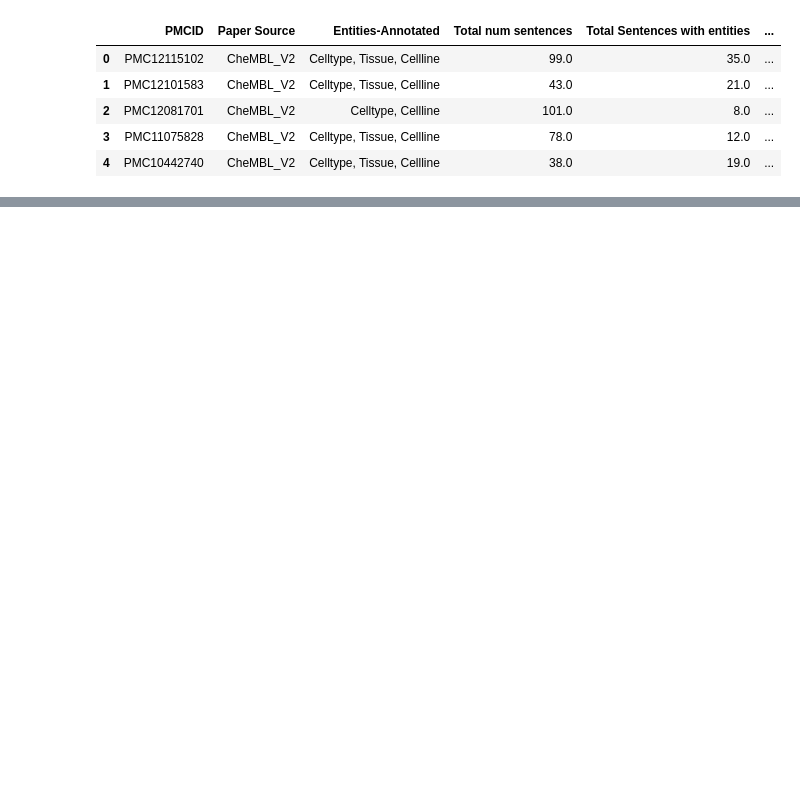
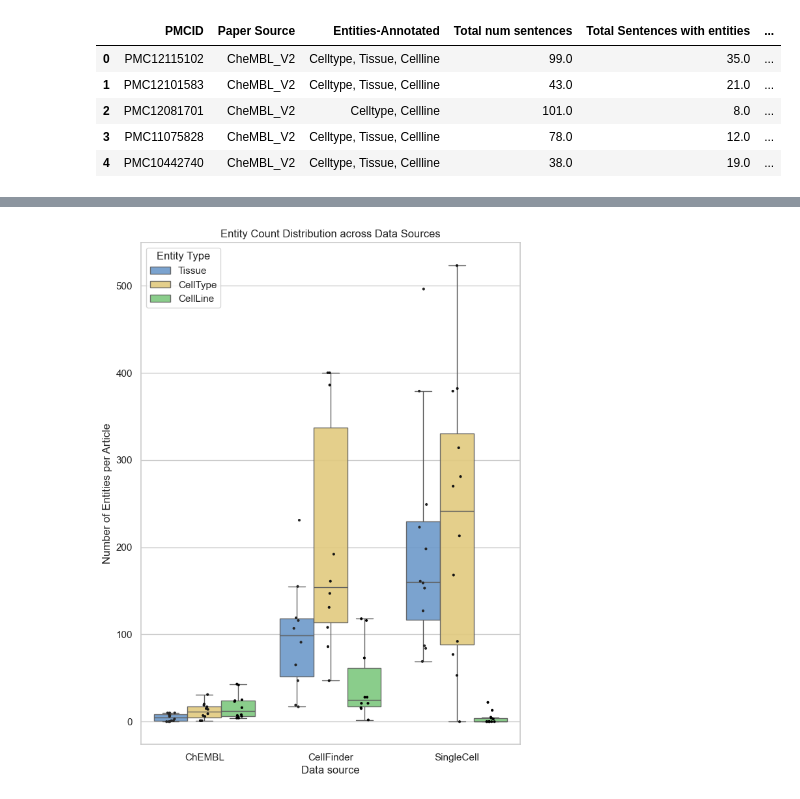
Before and after one commit to EuropePMC/OTAR3088, a Jupyter notebook: Data_mining/CeLLaTe/data_stat_figs.ipynb, the cells around one changed output, grey strips where cells are left out. Cells and saved outputs as stored; diff of their text form; code cells hidden in the pictures; blank space fills up the shorter version.

```diff
--- a/Data_mining/CeLLaTe/data_stat_figs.ipynb
+++ b/Data_mining/CeLLaTe/data_stat_figs.ipynb
@@ -107,2 +113,63 @@ show(layout)
 [interactive output not drawn]
 [interactive output not drawn]
+# %%
+import pandas as pd
+import seaborn as sns
+import matplotlib.pyplot as plt
+
+# Cleaning source names
+chembl_df['Source'] = 'ChEMBL'
+cf_df['Source'] = 'CellFinder'
+sc_df['Source'] = 'SingleCell'
+
+df_combined = pd.concat([chembl_df, cf_df, sc_df])
+
+# Re-formatting
+df_melted = pd.melt(
+    df_combined,
+    id_vars=['Source'],
+    value_vars=['Tissue Count', 'CellType Count', 'CellLine Count'],
+    var_name='Entity Type',
+    value_name='Count'
+)
+# Drop 'Count' from entity names
+df_melted['Entity Type'] = df_melted['Entity Type'].str.replace(' Count', '')
+
+sns.set_theme(style="whitegrid")
+plt.figure(figsize=(7.5, 10))
+
+# Boxplot
+ax = sns.boxplot(
+    data=df_melted,
+    x="Source",
+    y="Count",
+    hue="Entity Type",
+    palette=["#5e98d9", "#f2d26f", "#71d473"],
+    showfliers=False, # Hides default outlier dots
+    boxprops={'alpha': 0.9})
+
+# Add strip plot
+sns.stripplot(
+    data=df_melted,
+    x="Source",
+    y="Count",
+    hue="Entity Type",
+    color="black",
+    dodge=True,
+    jitter=True,
+    size=3,
+    ax=ax
+)
+
+# Clean up legend (drop duplicates)
+handles, labels = ax.get_legend_handles_labels()
+ax.legend(handles[:3], labels[:3], title="Entity Type", loc="upper left")
+
+plt.title("Entity Count Distribution across Data Sources")
+plt.xlabel("Data source")
+plt.ylabel("Number of Entities per Article")
+
+plt.savefig("./plots/datasource_boxplot.svg", format="svg", bbox_inches="tight")
+plt.savefig("./plots/datasource_boxplot.png", format="png", dpi=300, bbox_inches="tight")
+plt.show()
+# %% [output]
@@ -109,3 +195,4 @@ show(layout)
+[figure, added]
 # %%
 def summary_counts(df: pd.DataFrame):
 
```
Also changed, not shown: parts of 12 cells of this notebook, 4 other files.
